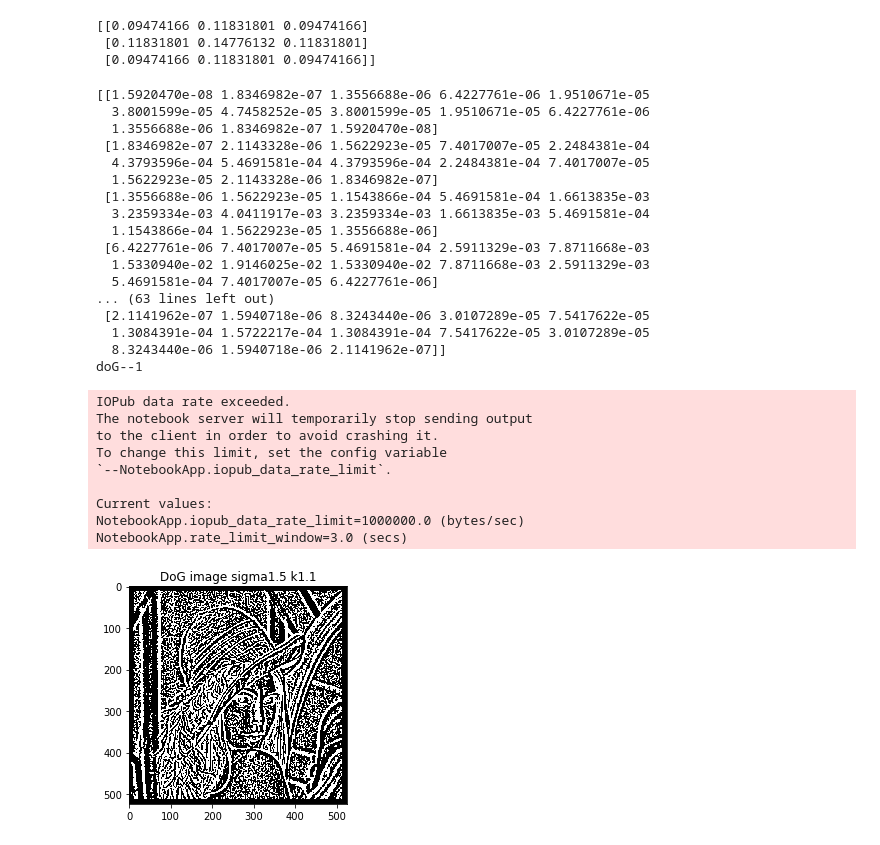
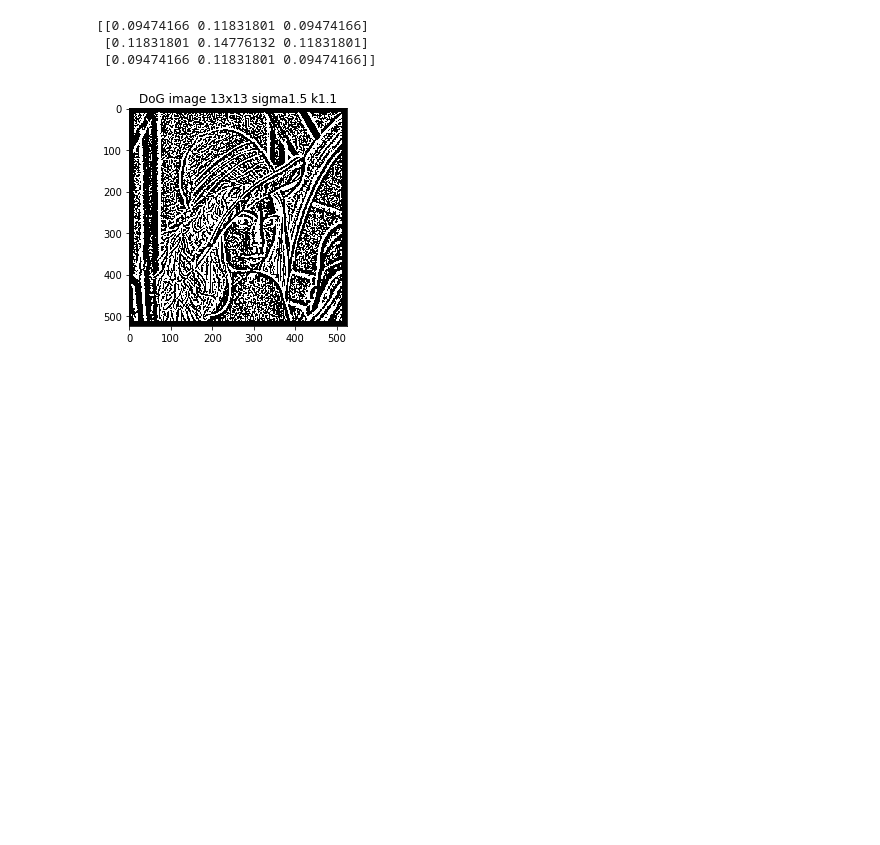
Before and after one commit to sycophant-stone/digital_image_base, a Jupyter notebook: EdgeDetect/edgeDetect.ipynb, the cells around one changed output. Drawn from its saved outputs; the diff is of its cells as text; code cells hidden in the pictures; blank space fills up the shorter version.

Commit message:
fix LoG param and show_image's description

```diff
--- a/EdgeDetect/edgeDetect.ipynb
+++ b/EdgeDetect/edgeDetect.ipynb
@@ -710,44 +710,19 @@ np.set_printoptions(threshold=np.inf)
 # %%
 # 使用正确的参数.
 # 在使用kernel为13的LoG时,可以正确的找到边缘.
 # 在使用kernel为3,5时都找不到明显的边缘.
 kk=1.1
 sigma=1.5
+size=13
 local_img=grayImage
 #local_img=local_img/255
-img_Dog=DoG(src=local_img,size=13,sigma=sigma,k=kk)
+img_Dog=DoG(src=local_img,size=size,sigma=sigma,k=kk)
 #print(img_Dog)
 img_Dog[img_Dog>0]=255
 img_Dog[img_Dog<=0]=0
         #print(img_Dog)
         #img_Dog[img_Dog<=0]
 
-show_img(img_Dog,"DoG image sigma%s k%s"%(sigma,kk),1,1,1)
+show_img(img_Dog,"DoG image %sx%s sigma%s k%s"%(size,size,sigma,kk),1,1,1)
 # %% [output]
-[[1.5920470e-08 1.8346982e-07 1.3556688e-06 6.4227761e-06 1.9510671e-05
-  3.8001599e-05 4.7458252e-05 3.8001599e-05 1.9510671e-05 6.4227761e-06
-  1.3556688e-06 1.8346982e-07 1.5920470e-08]
- [1.8346982e-07 2.1143328e-06 1.5622923e-05 7.4017007e-05 2.2484381e-04
-  4.3793596e-04 5.4691581e-04 4.3793596e-04 2.2484381e-04 7.4017007e-05
-  1.5622923e-05 2.1143328e-06 1.8346982e-07]
- [1.3556688e-06 1.5622923e-05 1.1543866e-04 5.4691581e-04 1.6613835e-03
-  3.2359334e-03 4.0411917e-03 3.2359334e-03 1.6613835e-03 5.4691581e-04
-  1.1543866e-04 1.5622923e-05 1.3556688e-06]
- [6.4227761e-06 7.4017007e-05 5.4691581e-04 2.5911329e-03 7.8711668e-03
-  1.5330940e-02 1.9146025e-02 1.5330940e-02 7.8711668e-03 2.5911329e-03
-  5.4691581e-04 7.4017007e-05 6.4227761e-06]
-... (63 lines left out)
- [2.1141962e-07 1.5940718e-06 8.3243440e-06 3.0107289e-05 7.5417622e-05
-  1.3084391e-04 1.5722217e-04 1.3084391e-04 7.5417622e-05 3.0107289e-05
-  8.3243440e-06 1.5940718e-06 2.1141962e-07]]
-doG--1
-IOPub data rate exceeded.
-The notebook server will temporarily stop sending output
-to the client in order to avoid crashing it.
-To change this limit, set the config variable
-`--NotebookApp.iopub_data_rate_limit`.
-
-Current values:
-NotebookApp.iopub_data_rate_limit=1000000.0 (bytes/sec)
-NotebookApp.rate_limit_window=3.0 (secs)
-[figure, old version]
+[figure, new version]
```
Also changed, not shown: parts of 1 cell of this notebook.
